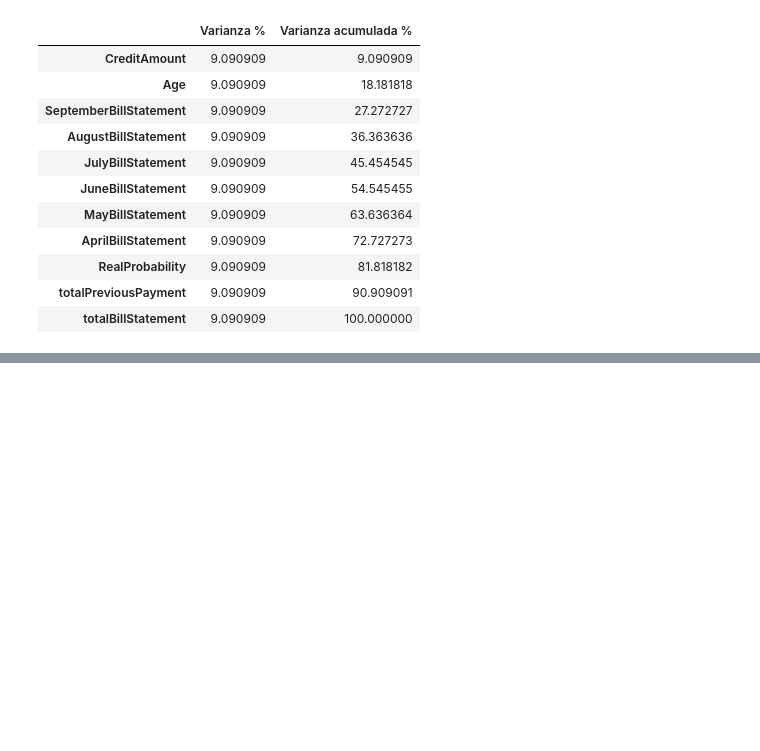
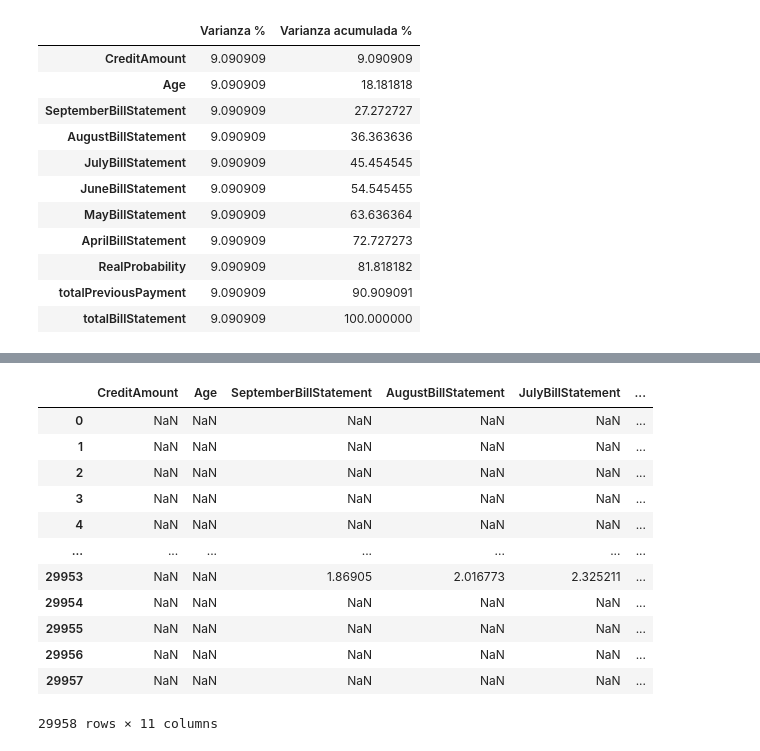
Before and after one commit to PosgradoMNA/actividades-del-projecto-equipo-51, a Jupyter notebook: Módulo_4_Actividad--4.ipynb, the cells around one changed output, grey strips where cells are left out. Cells and saved outputs as stored; diff of their text form; code cells hidden in the pictures; blank space fills up the shorter version.

```diff
--- a/Módulo_4_Actividad--4.ipynb
+++ b/Módulo_4_Actividad--4.ipynb
@@ -348,0 +467,17 @@ pd.DataFrame({
+# %%
+outl=atp_df[outliers]
+outl
+# %% [output]
+|  | CreditAmount | Age | SeptemberBillStatement | AugustBillStatement | JulyBillStatement | ... |
+| 0 | NaN | NaN | NaN | NaN | NaN | ... |
+| 1 | NaN | NaN | NaN | NaN | NaN | ... |
+| 2 | NaN | NaN | NaN | NaN | NaN | ... |
+| 3 | NaN | NaN | NaN | NaN | NaN | ... |
+| 4 | NaN | NaN | NaN | NaN | NaN | ... |
+| ... | ... | ... | ... | ... | ... | ... |
+| 29953 | NaN | NaN | 1.86905 | 2.016773 | 2.325211 | ... |
+| 29954 | NaN | NaN | NaN | NaN | NaN | ... |
+| 29955 | NaN | NaN | NaN | NaN | NaN | ... |
+| 29956 | NaN | NaN | NaN | NaN | NaN | ... |
+| 29957 | NaN | NaN | NaN | NaN | NaN | ... |
+29958 rows × 11 columns
```
Also changed, not shown: parts of 11 cells of this notebook.
